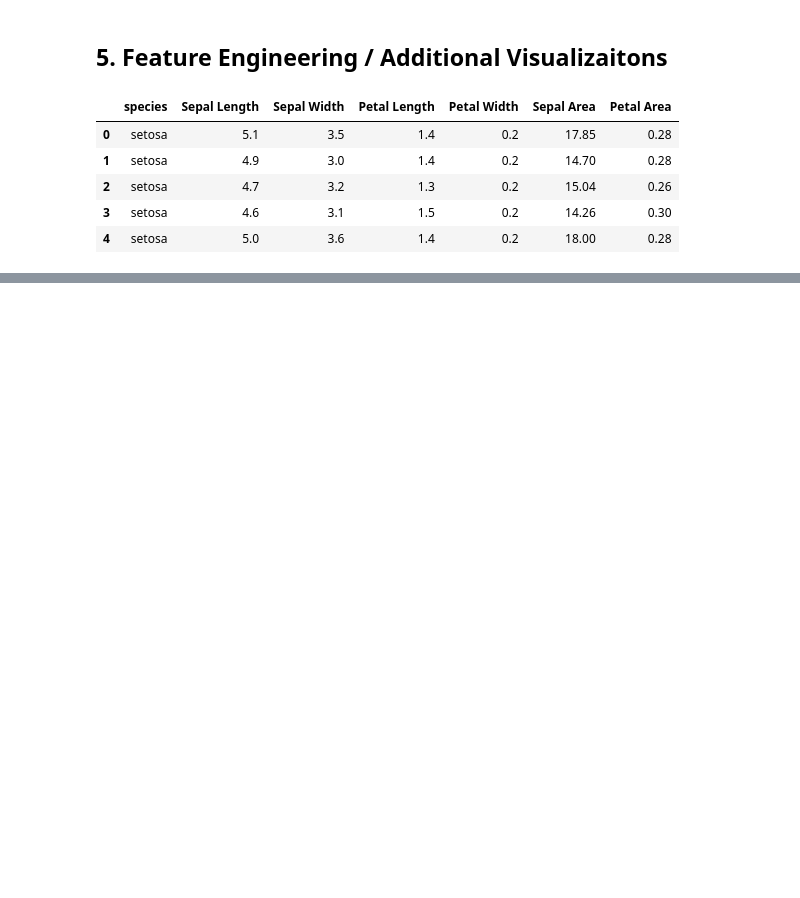
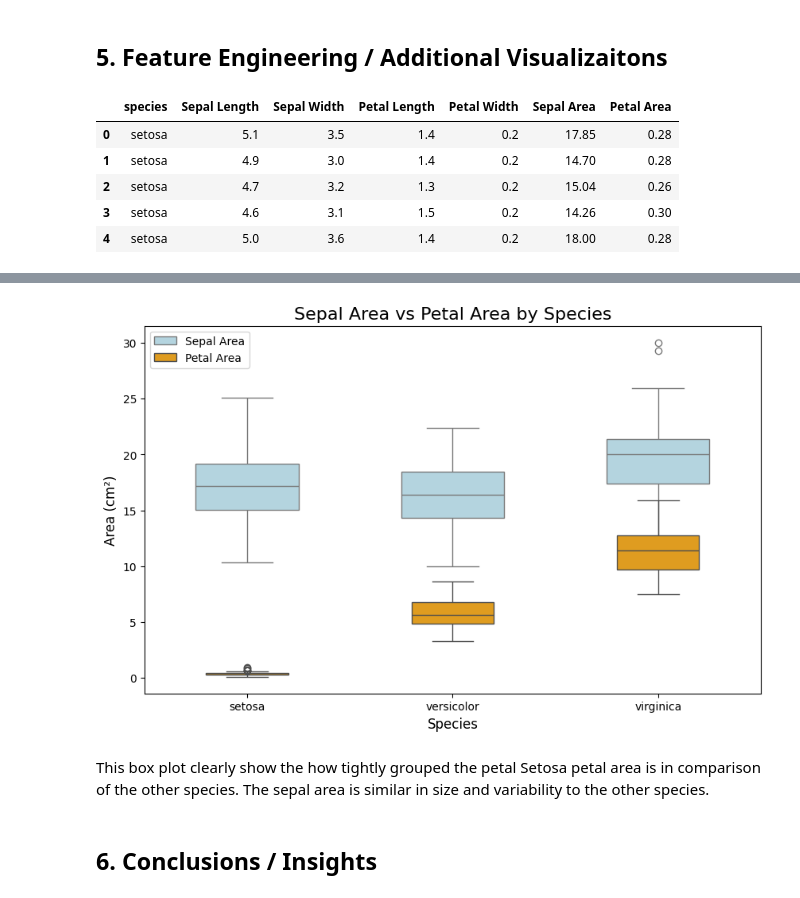
Before and after one commit to GarrettBeaver/datafun-04-jupyter, a Jupyter notebook: garrett_eda.ipynb, the cells around one changed output, grey strips where cells are left out. Saved outputs shown, nothing was run; the diff lists cells and outputs as text; code cells hidden in the pictures; blank space fills up the shorter version.

```diff
--- a/garrett_eda.ipynb
+++ b/garrett_eda.ipynb
@@ -238,0 +278,24 @@ plt.show()
+# %%
+# Create a figure and axes
+plt.figure(figsize=(10, 6))
+
+# Plot sepal area and petal area for each species
+sns.boxplot(x='species', y='Sepal Area', data=df, color='lightblue', width=0.5, label='Sepal Area')
+sns.boxplot(x='species', y='Petal Area', data=df, color='orange', width=0.4, label='Petal Area')
+
+# Add labels and title
+plt.title('Sepal Area vs Petal Area by Species', fontsize=16)
+plt.xlabel('Species', fontsize=12)
+plt.ylabel('Area (cm²)', fontsize=12)
+
+# Add legend
+plt.legend()
+
+# Show the plot
+plt.show()
+# %% [output]
+[figure, added]
+# %% [markdown]
+This box plot clearly show the how tightly grouped the petal Setosa petal area is in comparison of the other species.  The sepal area is similar in size and variability to the other species.
+# %% [markdown]
+## 6. Conclusions / Insights
```
Also changed, not shown: parts of 19 cells of this notebook, 1 other file.
